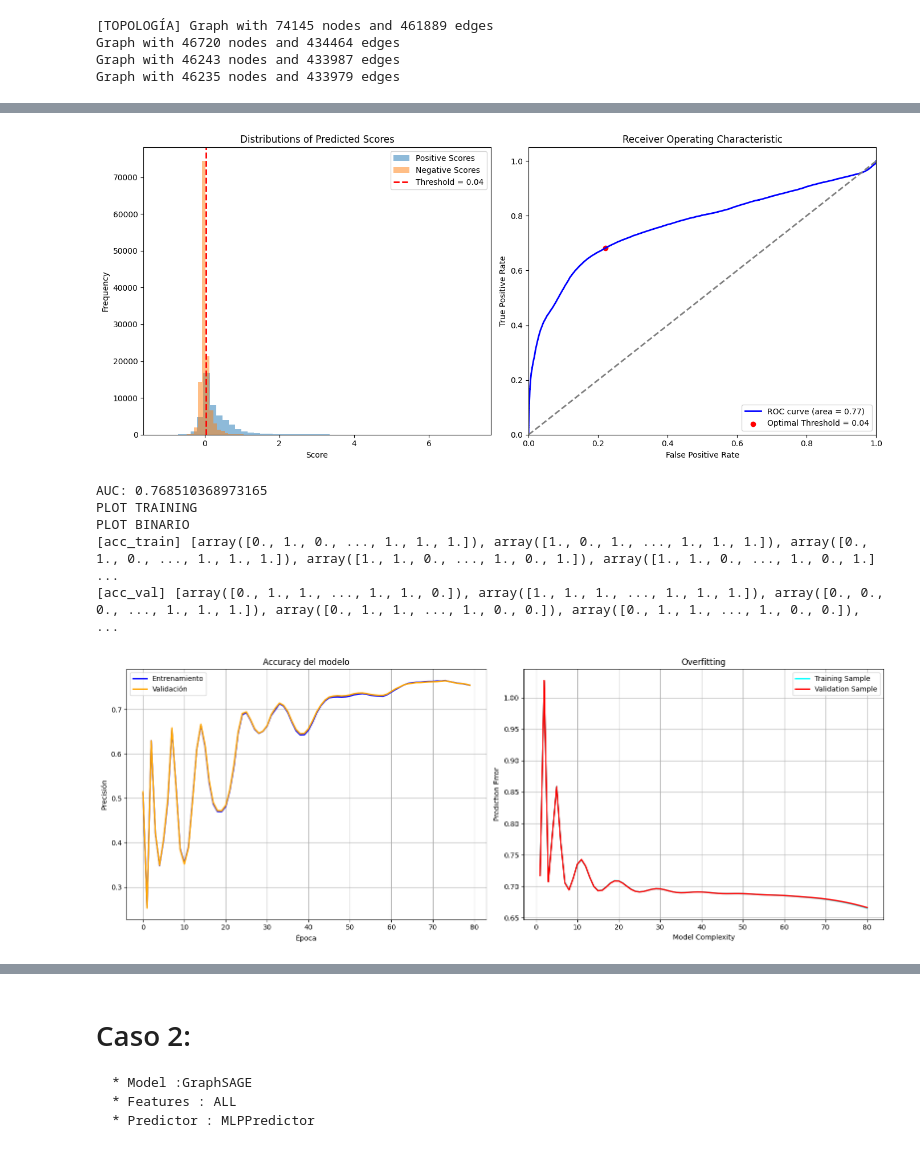
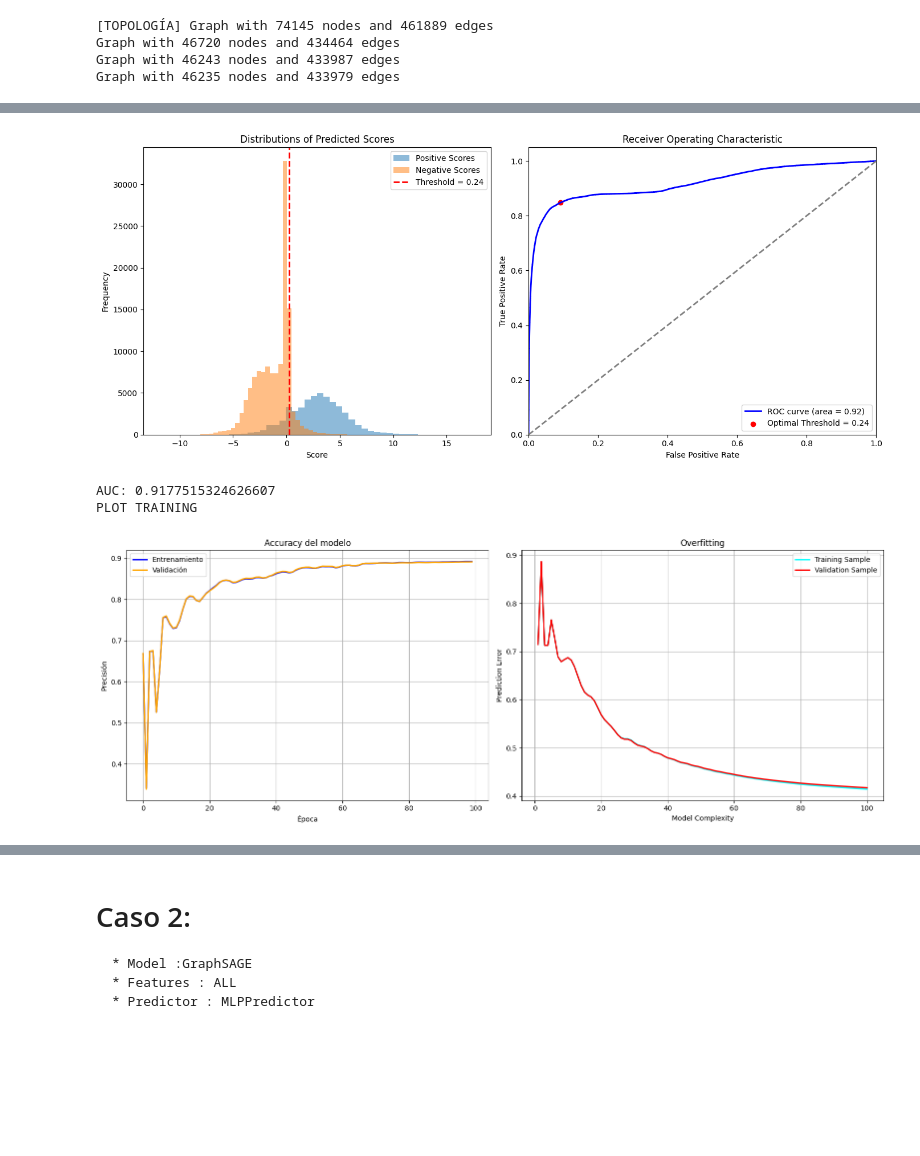
Before and after one commit to valesteban/TESIS, a Jupyter notebook: trainingBinaryClass.ipynb, the cells around one changed output, grey strips where cells are left out. Saved outputs shown, nothing was run; the diff lists cells and outputs as text; code cells hidden in the pictures; blank space fills up the shorter version.

```diff
--- a/trainingBinaryClass.ipynb
+++ b/trainingBinaryClass.ipynb
@@ -93,7 +96,7 @@ acc_train = []
 train_error = []
 val_error = []
 
-for e in range(80):
+for e in range(100):
   # forward
   h = model(gnn.dgl_graph, gnn.dgl_graph.ndata['feat'])
   logits =  pred(gnn.dgl_graph, h)
@@ -158,9 +163,6 @@ In epoch 70, train loss: 0.67848801612854, val loss: 0.6790022850036621
-[figure, old version]
+[figure, new version]
-AUC: 0.768510368973165
+AUC: 0.9177515324626607
 PLOT TRAINING
-PLOT BINARIO
-[acc_train] [array([0., 1., 0., ..., 1., 1., 1.]), array([1., 0., 1., ..., 1., 1., 1.]), array([0., 1., 0., ..., 1., 1., 1.]), array([1., 1., 0., ..., 1., 0., 1.]), array([1., 1., 0., ..., 1., 0., 1.] ...
-[acc_val] [array([0., 1., 1., ..., 1., 1., 0.]), array([1., 1., 1., ..., 1., 1., 1.]), array([0., 0., 0., ..., 1., 1., 1.]), array([0., 1., 1., ..., 1., 0., 0.]), array([0., 1., 1., ..., 1., 0., 0.]), ...
-[figure, old version]
+[figure, new version]
 # %%
 # ----------- 6. Calcular métricas -------------- #
```
Also changed, not shown: parts of 3 cells of this notebook, 1 other file.
